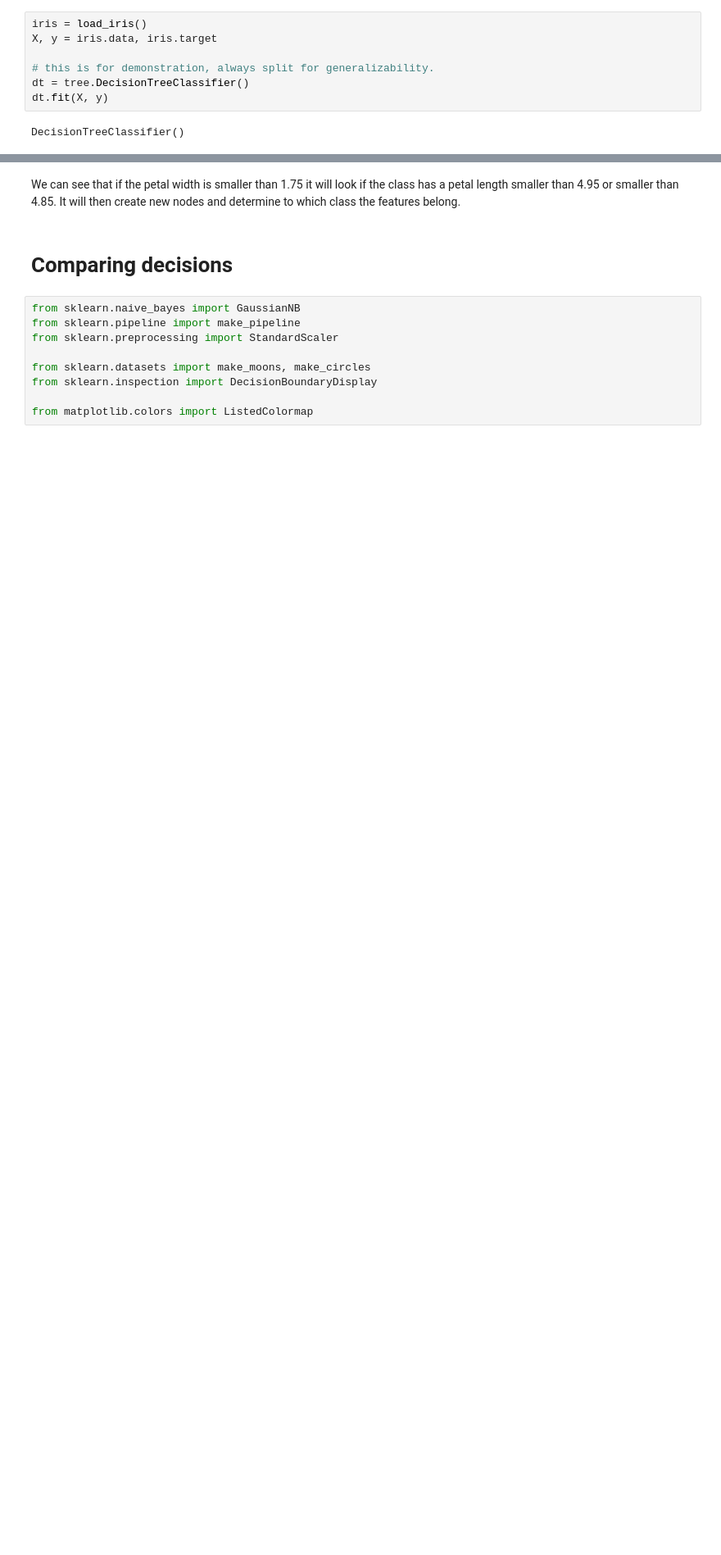
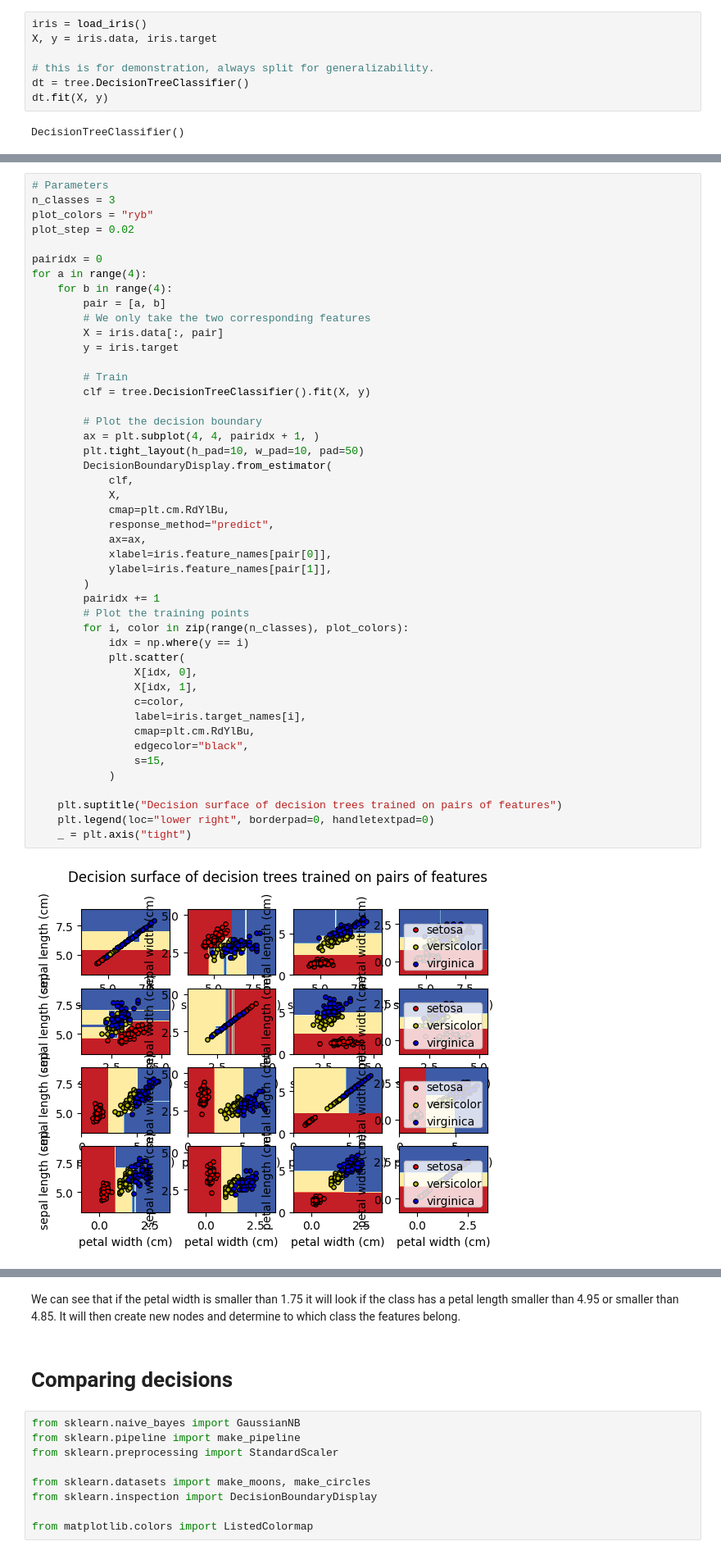
Before and after one commit to hooman-b/Machine_learning_assignments, a Jupyter notebook: Supervised_Learning/Sixth_Assignment/E_DT_NB.ipynb, the cells around one changed output, grey strips where cells are left out. Shown at 82% size. Saved outputs shown, nothing was run; the diff lists cells and outputs as text; blank space fills up the shorter version.

```diff
--- a/Supervised_Learning/Sixth_Assignment/E_DT_NB.ipynb
+++ b/Supervised_Learning/Sixth_Assignment/E_DT_NB.ipynb
@@ -92,0 +296,48 @@ plt.show()
+# %%
+# Parameters
+n_classes = 3
+plot_colors = "ryb"
+plot_step = 0.02
+
+pairidx = 0
+for a in range(4):
+    for b in range(4):
+        pair = [a, b]
+        # We only take the two corresponding features
+        X = iris.data[:, pair]
+        y = iris.target
+
+        # Train
+        clf = tree.DecisionTreeClassifier().fit(X, y)
+
+        # Plot the decision boundary
+        ax = plt.subplot(4, 4, pairidx + 1, )
+        plt.tight_layout(h_pad=10, w_pad=10, pad=50)
+        DecisionBoundaryDisplay.from_estimator(
+            clf,
+            X,
+            cmap=plt.cm.RdYlBu,
+            response_method="predict",
+            ax=ax,
+            xlabel=iris.feature_names[pair[0]],
+            ylabel=iris.feature_names[pair[1]],
+        )
+        pairidx += 1
+        # Plot the training points
+        for i, color in zip(range(n_classes), plot_colors):
+            idx = np.where(y == i)
+            plt.scatter(
+                X[idx, 0],
+                X[idx, 1],
+                c=color,
+                label=iris.target_names[i],
+                cmap=plt.cm.RdYlBu,
+                edgecolor="black",
+                s=15,
+            )
+
+    plt.suptitle("Decision surface of decision trees trained on pairs of features")
+    plt.legend(loc="lower right", borderpad=0, handletextpad=0)
+    _ = plt.axis("tight")
+# %% [output]
+[figure, added]
```
Also changed, not shown: parts of 8 cells of this notebook, 2 other files.
